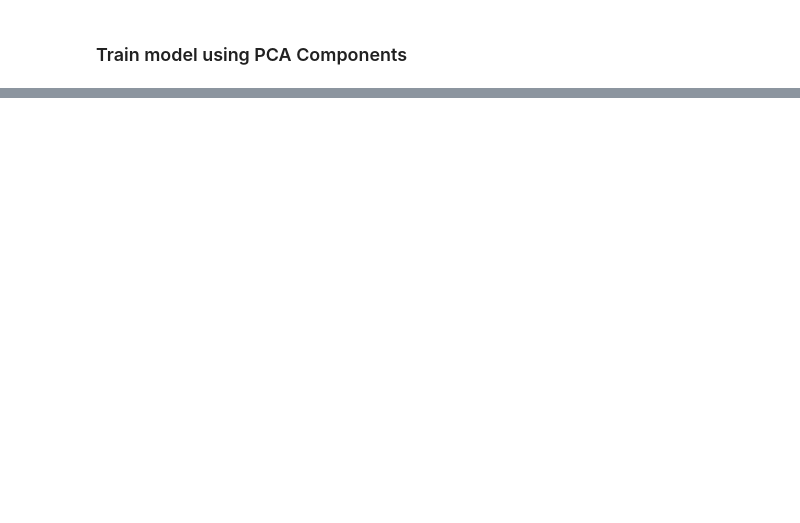
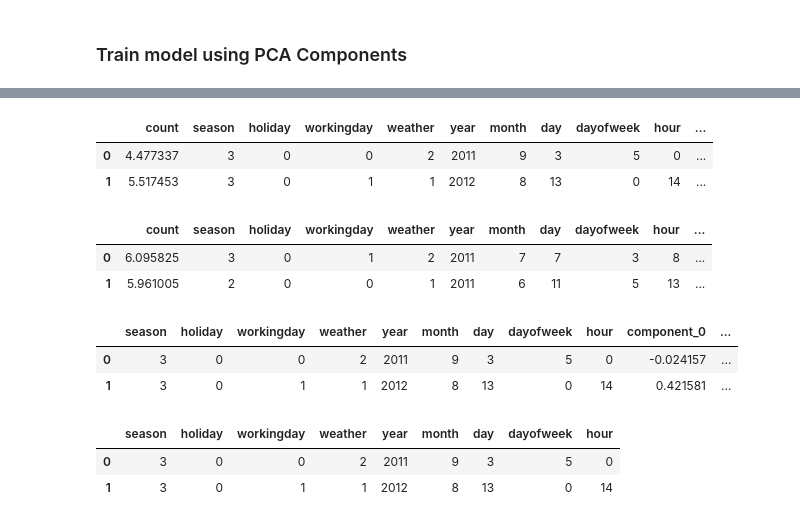
Before and after one commit to saravanankrishnarajan/SageMaker, a Jupyter notebook: PCA/biketrain_xgboost_localmode_pca.ipynb, the cells around one changed output, grey strips where cells are left out. Drawn from its saved outputs; the diff is of its cells as text; code cells hidden in the pictures; blank space fills up the shorter version.

```diff
--- a/PCA/biketrain_xgboost_localmode_pca.ipynb
+++ b/PCA/biketrain_xgboost_localmode_pca.ipynb
@@ -28,0 +44,24 @@ with open(columns_list_file,'r') as f:
+# %%
+df_train.head(2)
+# %% [output]
+|  | count | season | holiday | workingday | weather | year | month | day | dayofweek | hour | ... |
+| 0 | 4.477337 | 3 | 0 | 0 | 2 | 2011 | 9 | 3 | 5 | 0 | ... |
+| 1 | 5.517453 | 3 | 0 | 1 | 1 | 2012 | 8 | 13 | 0 | 14 | ... |
+# %%
+df_validation.head(2)
+# %% [output]
+|  | count | season | holiday | workingday | weather | year | month | day | dayofweek | hour | ... |
+| 0 | 6.095825 | 3 | 0 | 1 | 2 | 2011 | 7 | 7 | 3 | 8 | ... |
+| 1 | 5.961005 | 2 | 0 | 0 | 1 | 2011 | 6 | 11 | 5 | 13 | ... |
+# %%
+df_train.iloc[:,1:].head(2)
+# %% [output]
+|  | season | holiday | workingday | weather | year | month | day | dayofweek | hour | component_0 | ... |
+| 0 | 3 | 0 | 0 | 2 | 2011 | 9 | 3 | 5 | 0 | -0.024157 | ... |
+| 1 | 3 | 0 | 1 | 1 | 2012 | 8 | 13 | 0 | 14 | 0.421581 | ... |
+# %%
+df_train.iloc[:,1:-2].head(2)
+# %% [output]
+|  | season | holiday | workingday | weather | year | month | day | dayofweek | hour |
+| 0 | 3 | 0 | 0 | 2 | 2011 | 9 | 3 | 5 | 0 |
+| 1 | 3 | 0 | 1 | 1 | 2012 | 8 | 13 | 0 | 14 |
```
Also changed, not shown: parts of 27 cells of this notebook, 3 other files.
